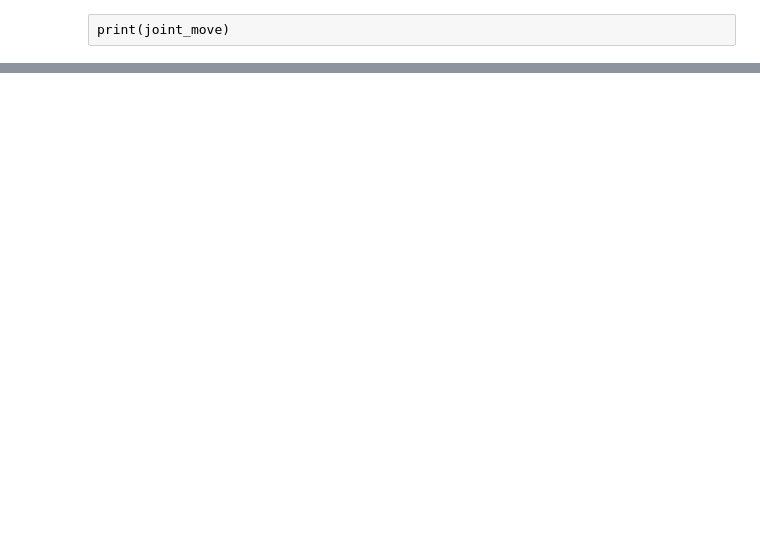
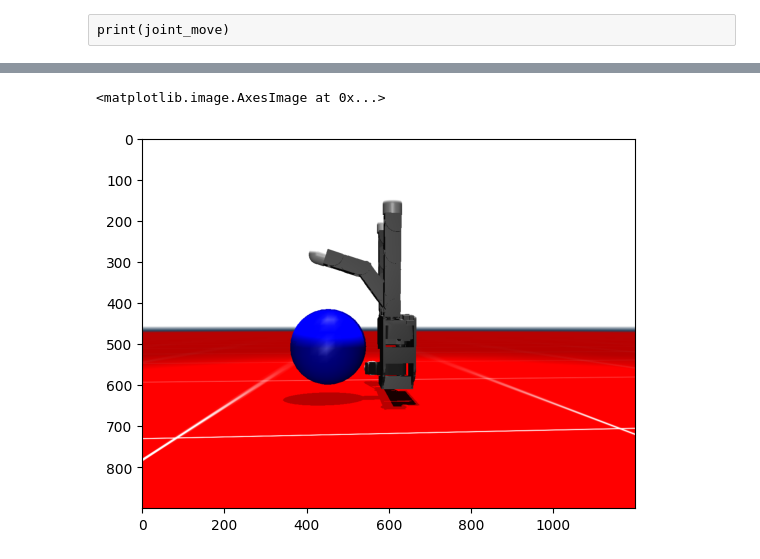
Before and after one commit to Majed-EE/tactile_app, a Jupyter notebook: arh_bend_test.ipynb, the cells around one changed output, grey strips where cells are left out. Saved outputs shown, nothing was run; the diff lists cells and outputs as text; code cells hidden in the pictures; blank space fills up the shorter version.

```diff
--- a/arh_bend_test.ipynb
+++ b/arh_bend_test.ipynb
@@ -461,0 +384,6 @@ XXXXXXXXXXXXXXXXXXXXXXXXXXXXXXXXXXXXXX
+# %%
+img=io.imread("blue.png")
+plt.imshow(img)
+# %% [output]
+<matplotlib.image.AxesImage at 0x...>
+[figure, added]
```
Also changed, not shown: parts of 29 cells of this notebook, 1 other file.
